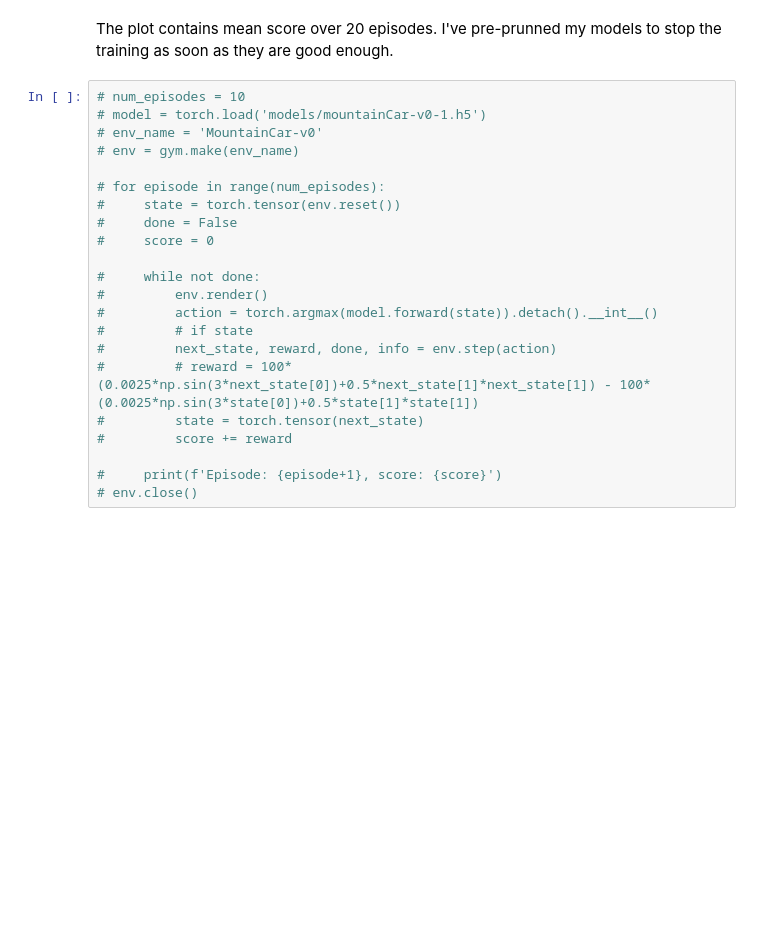
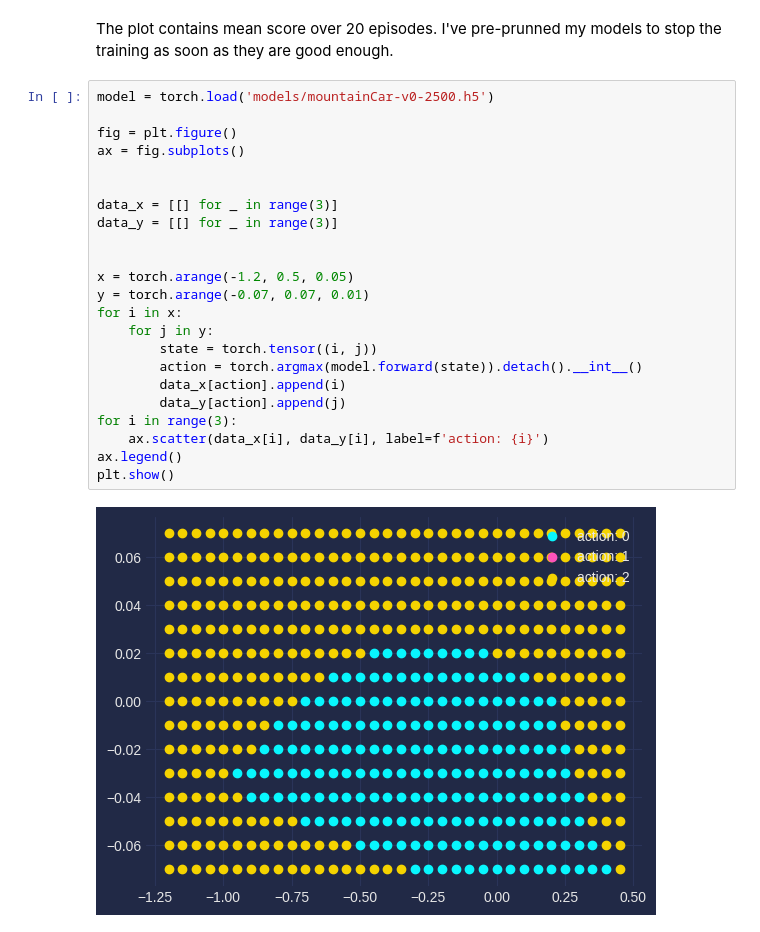
Before and after one commit to cmaspi/Reinforcement-Learning-AI3000, a Jupyter notebook: Assignment-4/mountain_car/mountain.ipynb, the cells around one changed output. Cells and saved outputs as stored; diff of their text form; blank space fills up the shorter version.

Commit message:
assignment-4 some shit done

```diff
--- a/Assignment-4/mountain_car/mountain.ipynb
+++ b/Assignment-4/mountain_car/mountain.ipynb
@@ -162,24 +162,27 @@ plt.show()
 # %% [markdown]
 The plot contains mean score over 20 episodes. I've pre-prunned my models to stop the training as soon as they are good enough.
-# %%
-# num_episodes = 10
-# model = torch.load('models/mountainCar-v0-1.h5')
-# env_name = 'MountainCar-v0'
-# env = gym.make(env_name)
-
-# for episode in range(num_episodes):
-#     state = torch.tensor(env.reset())
-#     done = False
-#     score = 0
-
-#     while not done:
-#         env.render()
-#         action = torch.argmax(model.forward(state)).detach().__int__()
-#         # if state
-#         next_state, reward, done, info = env.step(action)
-#         # reward = 100*(0.0025*np.sin(3*next_state[0])+0.5*next_state[1]*next_state[1]) - 100*(0.0025*np.sin(3*state[0])+0.5*state[1]*state[1])
-#         state = torch.tensor(next_state)
-#         score += reward
-
-#     print(f'Episode: {episode+1}, score: {score}')
-# env.close()
+# %%
+model = torch.load('models/mountainCar-v0-2500.h5')
+
+fig = plt.figure()
+ax = fig.subplots()
+
+
+data_x = [[] for _ in range(3)]
+data_y = [[] for _ in range(3)]
+
+
+x = torch.arange(-1.2, 0.5, 0.05)
+y = torch.arange(-0.07, 0.07, 0.01)
+for i in x:
+    for j in y:
+        state = torch.tensor((i, j))
+        action = torch.argmax(model.forward(state)).detach().__int__()
+        data_x[action].append(i)
+        data_y[action].append(j)
+for i in range(3):
+    ax.scatter(data_x[i], data_y[i], label=f'action: {i}')
+ax.legend()
+plt.show()
+# %% [output]
+[figure, added]
```
Also changed, not shown: parts of 2 cells of this notebook, 8 other files.
